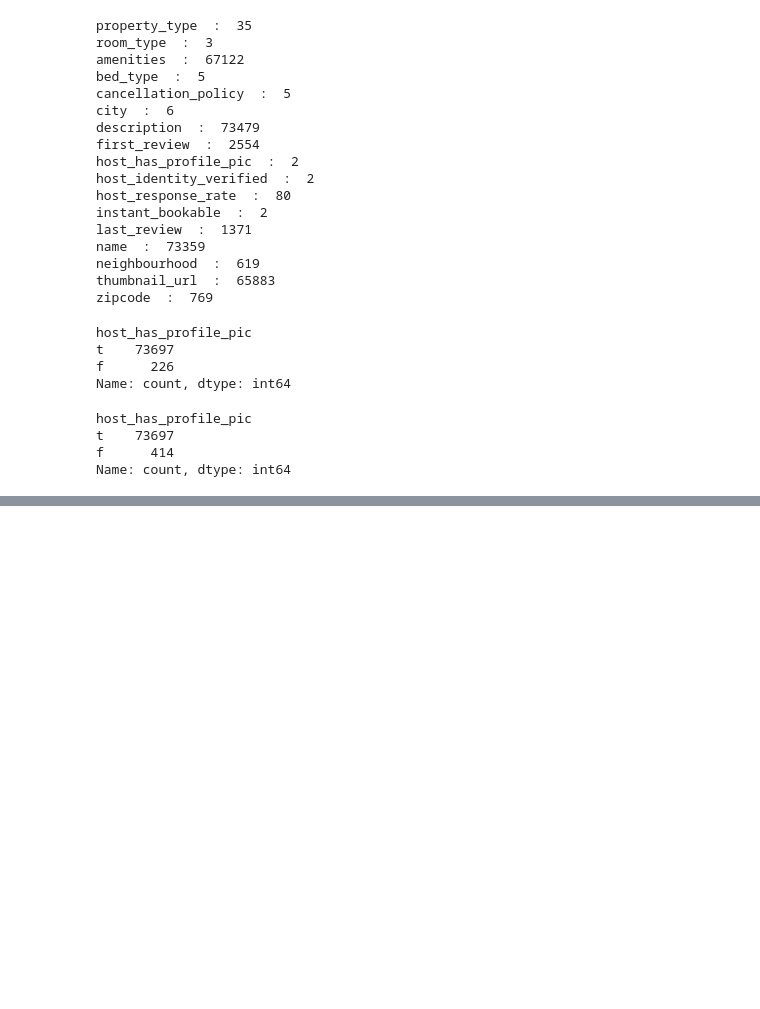
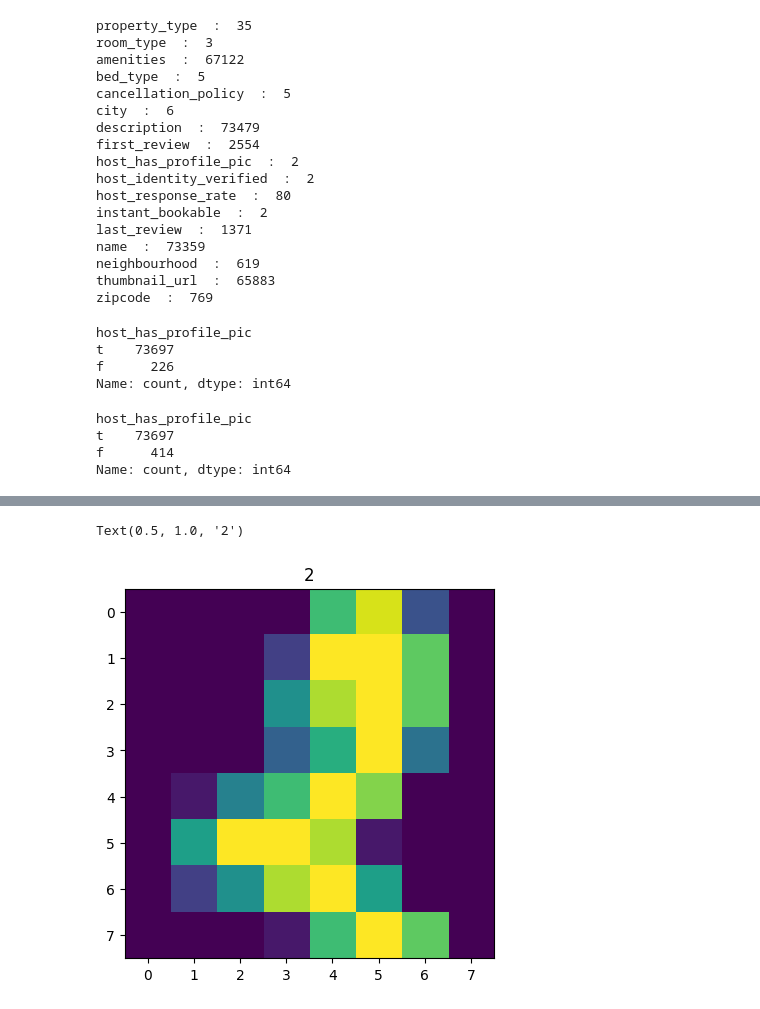
Before and after one commit to Cleamx/M1DENG, a Jupyter notebook: ingenieurie des données/Airbnb/airbnb.ipynb, the cells around one changed output, grey strips where cells are left out. Drawn from its saved outputs; the diff is of its cells as text; code cells hidden in the pictures; blank space fills up the shorter version.

```diff
--- a/ingenieurie des données/Airbnb/airbnb.ipynb
+++ b/ingenieurie des données/Airbnb/airbnb.ipynb
@@ -330,0 +317,17 @@ Data.describe()
+# %%
+from sklearn.datasets import load_digits
+from sklearn.ensemble import IsolationForest
+
+digits = load_digits()
+X = digits.data ; y = digits.target
+images = digits.images
+model = IsolationForest(random_state=0,
+     contamination=0.02)
+model.fit(X)
+# Predict est un tableau de 1 et -1 (anomalies)
+anomalies = np.where(model.predict(X)==-1)
+plt.imshow(images[anomalies][0])
+plt.title(y[anomalies][0])
+# %% [output]
+Text(0.5, 1.0, '2')
+[figure, added]
```
Also changed, not shown: parts of 9 cells of this notebook, 36 other files.
